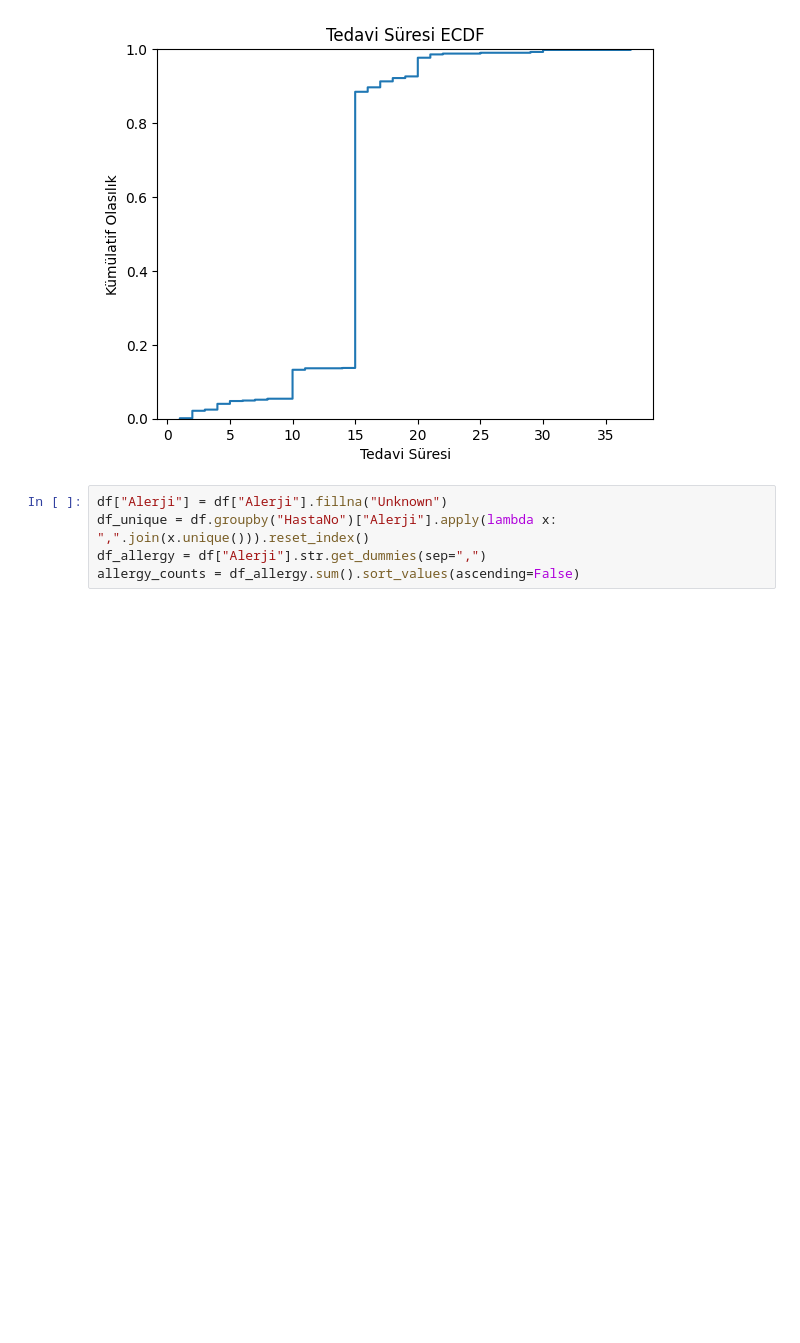
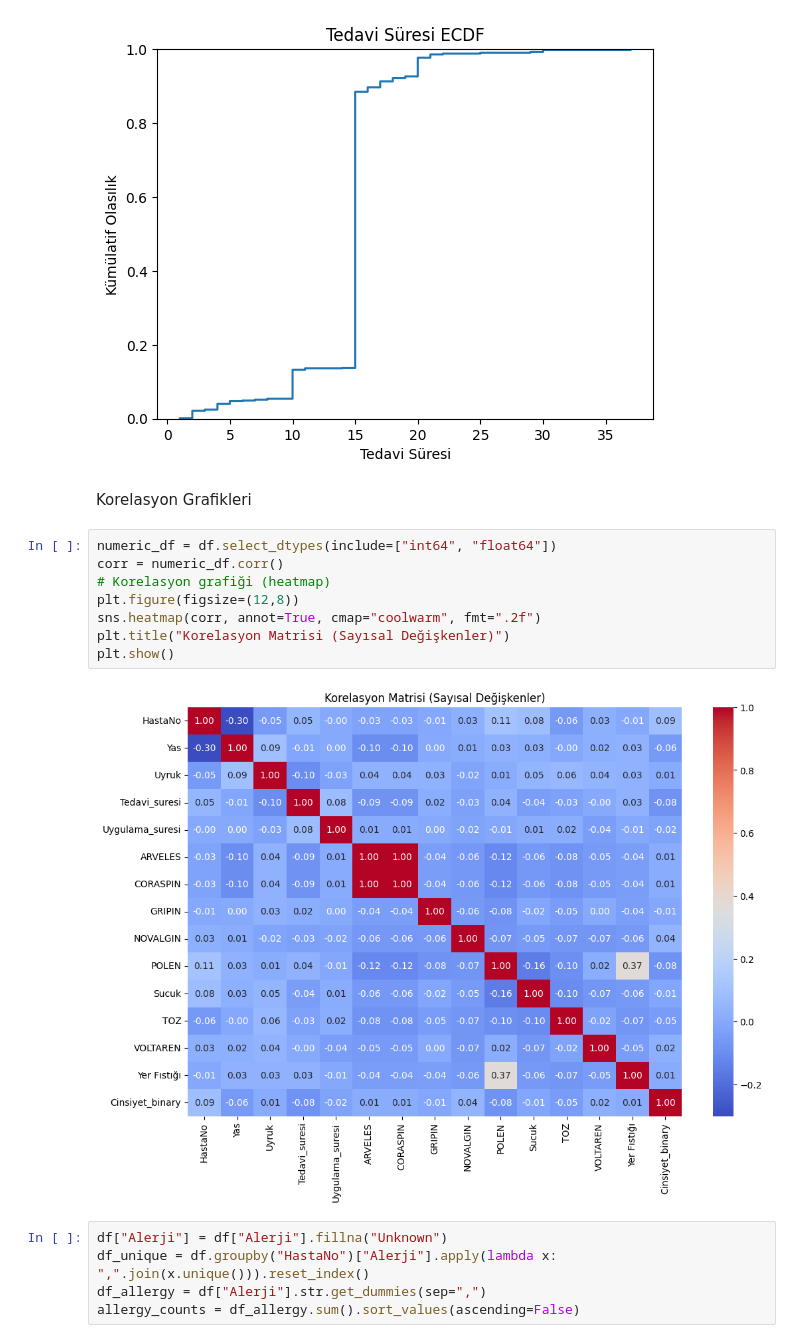
Before and after one commit to selinxxA/Pusula_Selin_Erman, a Jupyter notebook: Pusula_Staj.ipynb, the cells around one changed output. Saved outputs shown, nothing was run; the diff lists cells and outputs as text; blank space fills up the shorter version.

```diff
--- a/Pusula_Staj.ipynb
+++ b/Pusula_Staj.ipynb
@@ -499,6 +501,18 @@ plt.title("Tedavi Süresi ECDF")
 plt.show()
 # %% [output]
 [figure]
+# %% [markdown]
+Korelasyon Grafikleri
+# %%
+numeric_df = df.select_dtypes(include=["int64", "float64"])
+corr = numeric_df.corr()
+# Korelasyon grafiği (heatmap)
+plt.figure(figsize=(12,8))
+sns.heatmap(corr, annot=True, cmap="coolwarm", fmt=".2f")
+plt.title("Korelasyon Matrisi (Sayısal Değişkenler)")
+plt.show()
+# %% [output]
+[figure, added]
 # %%
 df["Alerji"] = df["Alerji"].fillna("Unknown")
 df_unique = df.groupby("HastaNo")["Alerji"].apply(lambda x: ",".join(x.unique())).reset_index()
```
Also changed, not shown: parts of 1 cell of this notebook.
